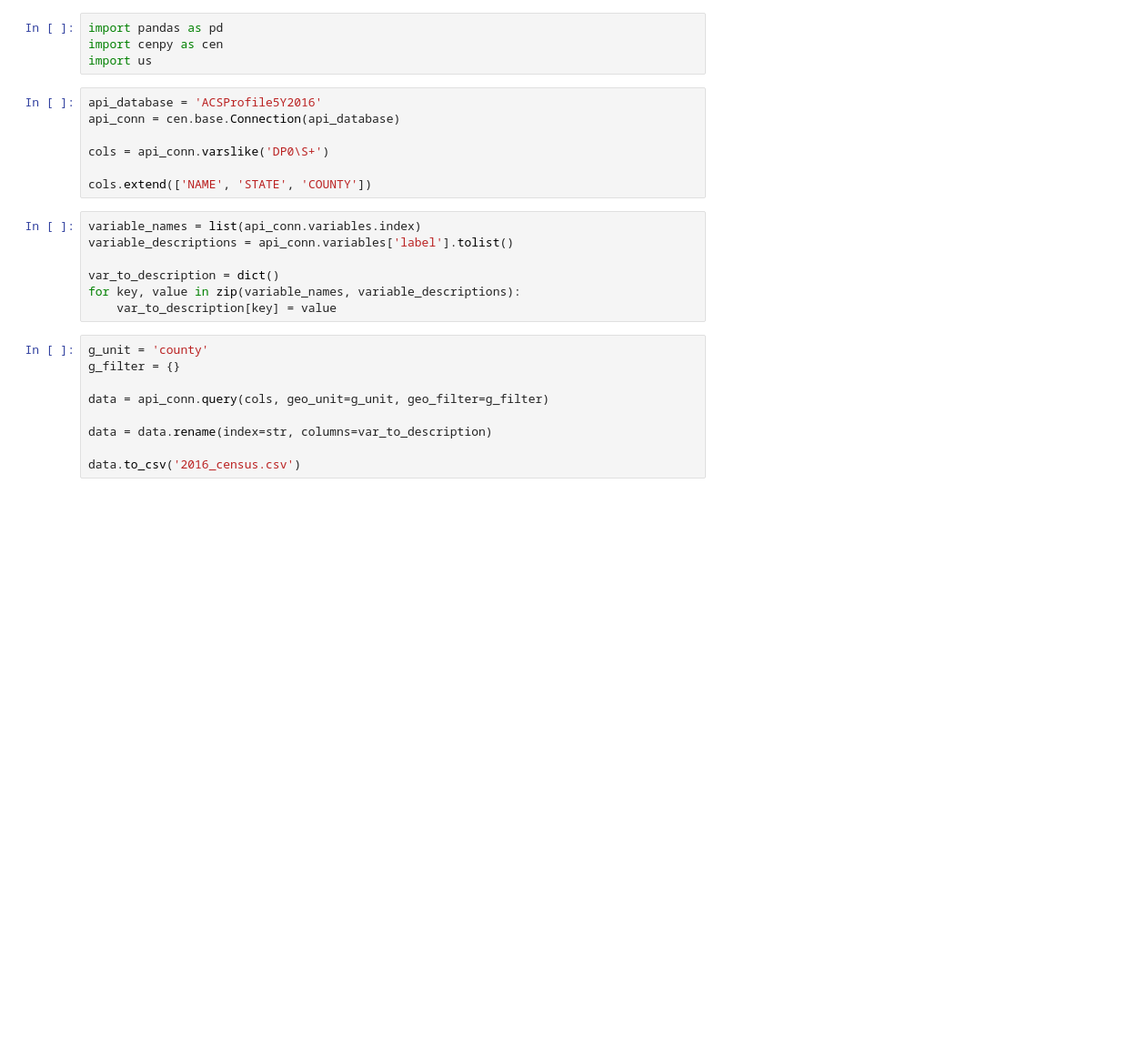
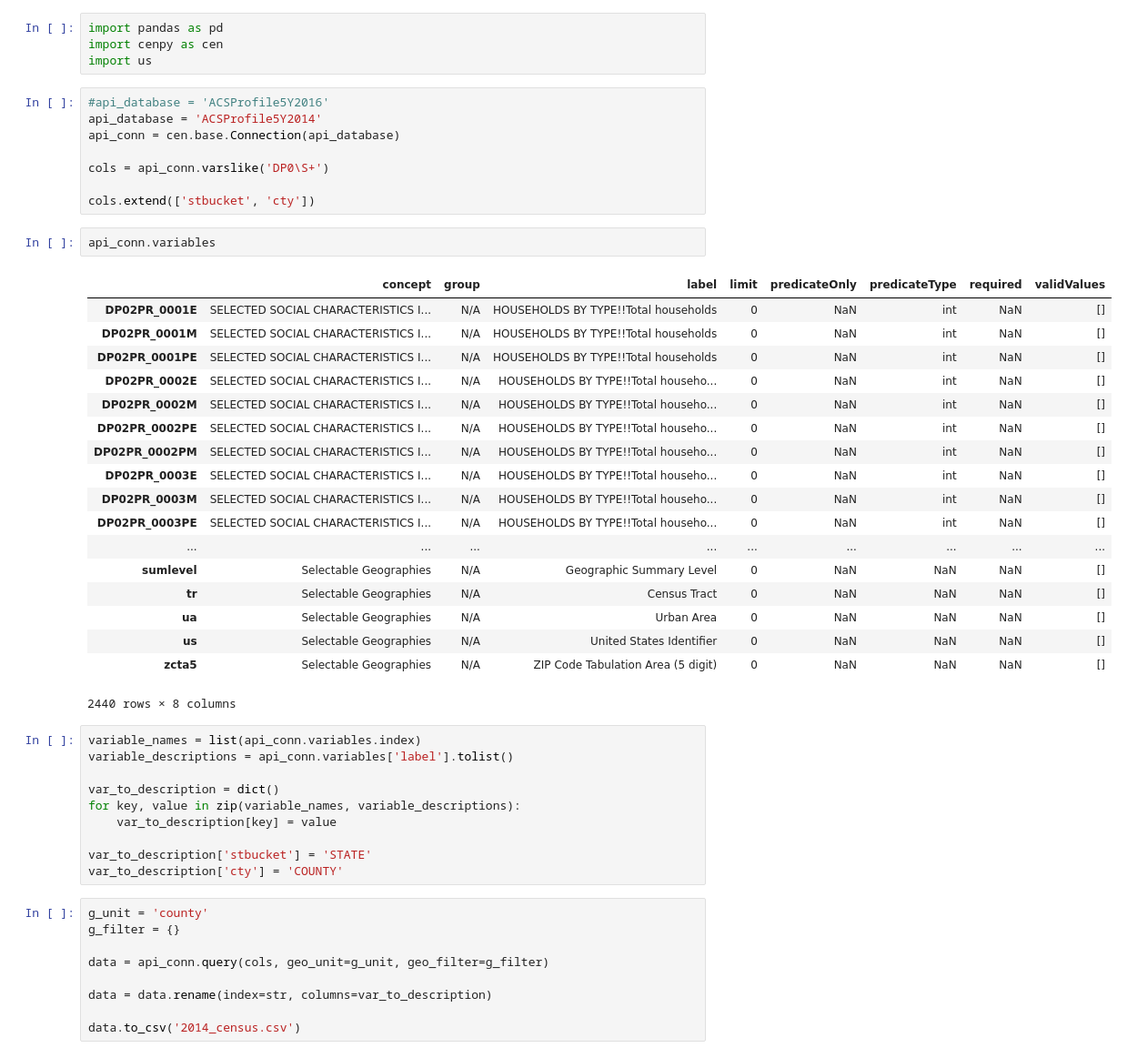
Before and after one commit to conservasian/opi-nope, a Jupyter notebook: census_data.ipynb, the cells around one changed output. Shown: that part at 91% size. Cells and saved outputs as stored; diff of their text form; blank space fills up the shorter version.

```diff
--- a/census_data.ipynb
+++ b/census_data.ipynb
@@ -3,12 +3,34 @@ import pandas as pd
 import cenpy as cen
 import us
 # %%
-api_database = 'ACSProfile5Y2016'
+#api_database = 'ACSProfile5Y2016'
+api_database = 'ACSProfile5Y2014'
 api_conn = cen.base.Connection(api_database)
 
 cols = api_conn.varslike('DP0\S+')
 
-cols.extend(['NAME', 'STATE', 'COUNTY'])
+cols.extend(['stbucket', 'cty'])
+# %%
+api_conn.variables
+# %% [output]
+|  | concept | group | label | limit | predicateOnly | predicateType | required | validValues |
+| DP02PR_0001E | SELECTED SOCIAL CHARACTERISTICS I... | N/A | HOUSEHOLDS BY TYPE!!Total households | 0 | NaN | int | NaN | [] |
+| DP02PR_0001M | SELECTED SOCIAL CHARACTERISTICS I... | N/A | HOUSEHOLDS BY TYPE!!Total households | 0 | NaN | int | NaN | [] |
+| DP02PR_0001PE | SELECTED SOCIAL CHARACTERISTICS I... | N/A | HOUSEHOLDS BY TYPE!!Total households | 0 | NaN | int | NaN | [] |
+| DP02PR_0002E | SELECTED SOCIAL CHARACTERISTICS I... | N/A | HOUSEHOLDS BY TYPE!!Total househo... | 0 | NaN | int | NaN | [] |
+| DP02PR_0002M | SELECTED SOCIAL CHARACTERISTICS I... | N/A | HOUSEHOLDS BY TYPE!!Total househo... | 0 | NaN | int | NaN | [] |
+| DP02PR_0002PE | SELECTED SOCIAL CHARACTERISTICS I... | N/A | HOUSEHOLDS BY TYPE!!Total househo... | 0 | NaN | int | NaN | [] |
+| DP02PR_0002PM | SELECTED SOCIAL CHARACTERISTICS I... | N/A | HOUSEHOLDS BY TYPE!!Total househo... | 0 | NaN | int | NaN | [] |
+| DP02PR_0003E | SELECTED SOCIAL CHARACTERISTICS I... | N/A | HOUSEHOLDS BY TYPE!!Total househo... | 0 | NaN | int | NaN | [] |
+| DP02PR_0003M | SELECTED SOCIAL CHARACTERISTICS I... | N/A | HOUSEHOLDS BY TYPE!!Total househo... | 0 | NaN | int | NaN | [] |
+| DP02PR_0003PE | SELECTED SOCIAL CHARACTERISTICS I... | N/A | HOUSEHOLDS BY TYPE!!Total househo... | 0 | NaN | int | NaN | [] |
+| ... | ... | ... | ... | ... | ... | ... | ... | ... |
+| sumlevel | Selectable Geographies | N/A | Geographic Summary Level | 0 | NaN | NaN | NaN | [] |
+| tr | Selectable Geographies | N/A | Census Tract | 0 | NaN | NaN | NaN | [] |
+| ua | Selectable Geographies | N/A | Urban Area | 0 | NaN | NaN | NaN | [] |
+| us | Selectable Geographies | N/A | United States Identifier | 0 | NaN | NaN | NaN | [] |
+| zcta5 | Selectable Geographies | N/A | ZIP Code Tabulation Area (5 digit) | 0 | NaN | NaN | NaN | [] |
+2440 rows × 8 columns
 # %%
 variable_names = list(api_conn.variables.index)
 variable_descriptions = api_conn.variables['label'].tolist()
@@ -16,6 +38,9 @@ variable_descriptions = api_conn.variables['label'].tolist()
 var_to_description = dict()
 for key, value in zip(variable_names, variable_descriptions):
     var_to_description[key] = value
+
+var_to_description['stbucket'] = 'STATE'
+var_to_description['cty'] = 'COUNTY'
 # %%
 g_unit = 'county'
 g_filter = {}
@@ -24,4 +49,4 @@ data = api_conn.query(cols, geo_unit=g_unit, geo_filter=g_filter)
 
 data = data.rename(index=str, columns=var_to_description)
 
-data.to_csv('2016_census.csv')
+data.to_csv('2014_census.csv')
```
Also changed, not shown: 2 other files.
